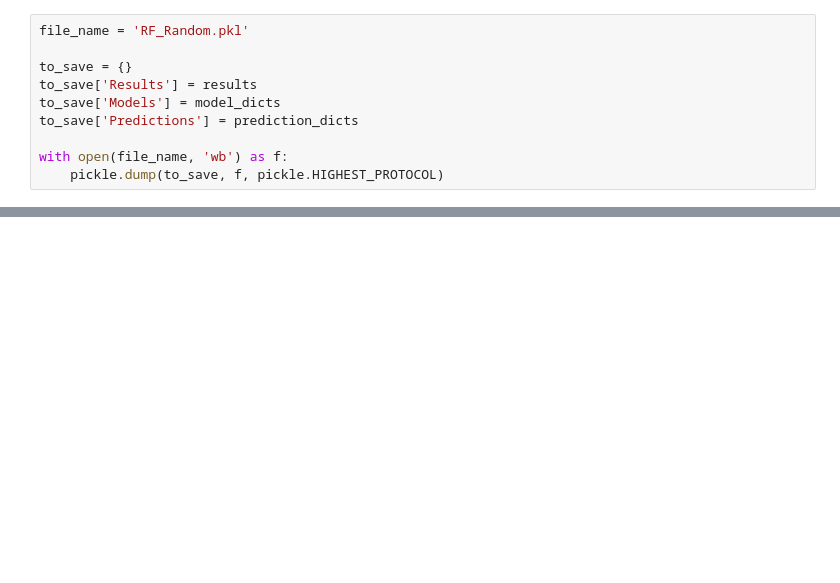
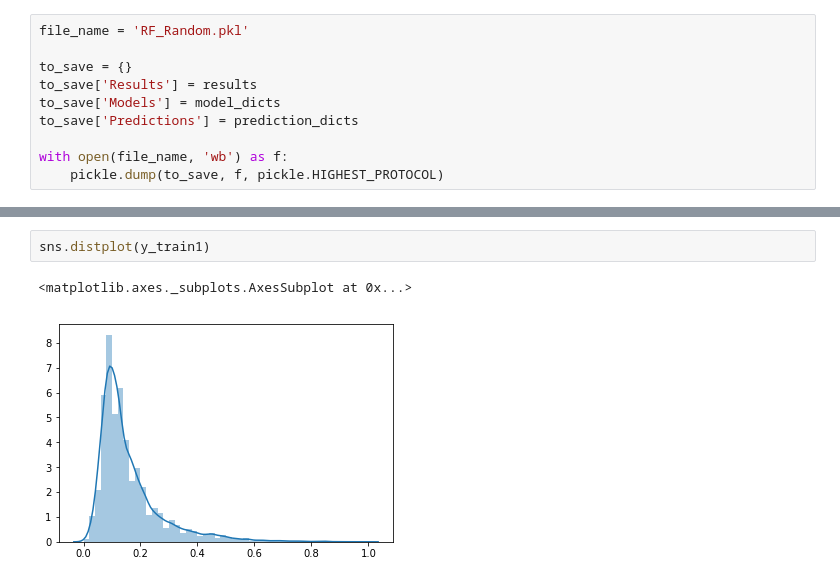
Before and after one commit to fdanieluk/deep_aqi, a Jupyter notebook: deep_aqi/jupyter/10-decision-tree-2.0.ipynb, the cells around one changed output, grey strips where cells are left out. Saved outputs shown, nothing was run; the diff lists cells and outputs as text; blank space fills up the shorter version.

```diff
--- a/deep_aqi/jupyter/10-decision-tree-2.0.ipynb
+++ b/deep_aqi/jupyter/10-decision-tree-2.0.ipynb
@@ -497,0 +829,5 @@ list(zip(X_test.columns, model.best_estimator_.feature_importances_))
+# %%
+sns.distplot(y_train1)
+# %% [output]
+<matplotlib.axes._subplots.AxesSubplot at 0x...>
+[figure, added]
```
Also changed, not shown: parts of 45 cells of this notebook, 8 other files.
